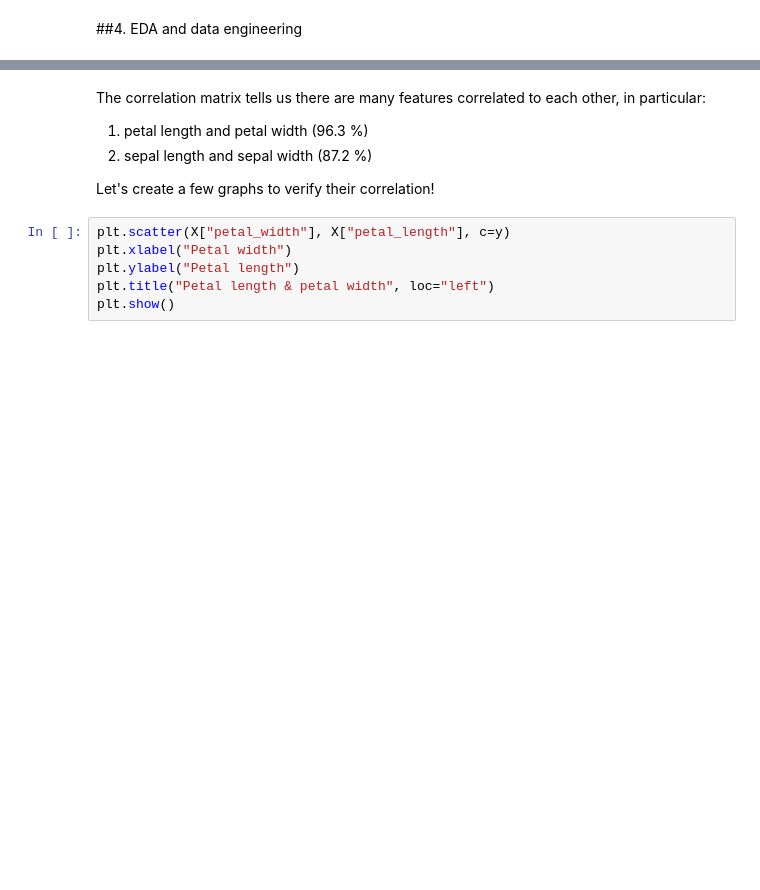
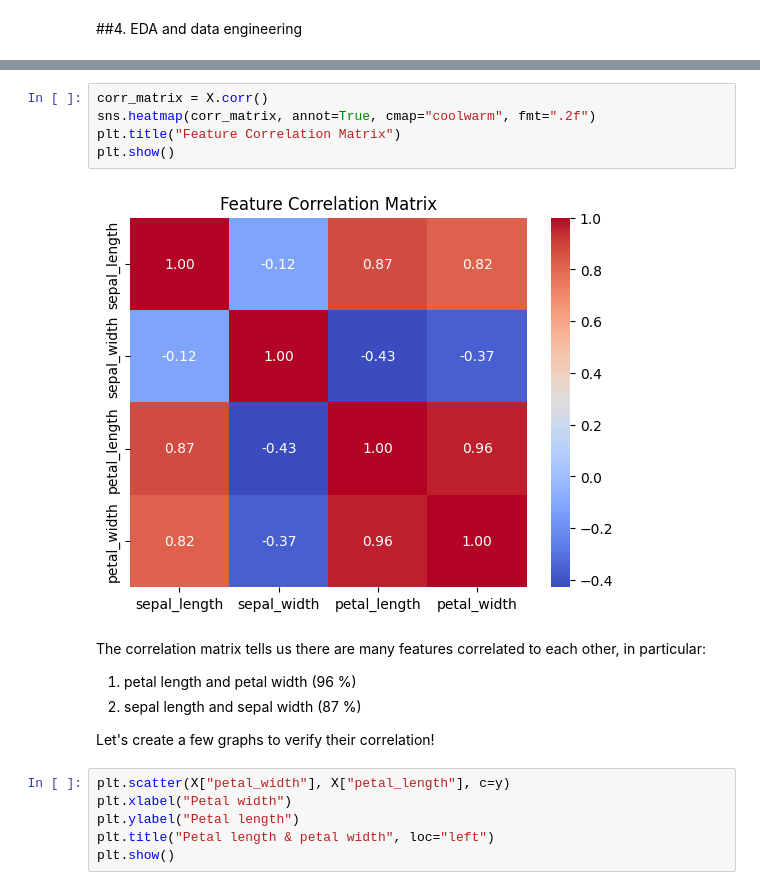
Before and after one commit to f3d3r1c07/ML_projects, a Jupyter notebook: Iris.ipynb, the cells around one changed output, grey strips where cells are left out. Saved outputs shown, nothing was run; the diff lists cells and outputs as text; blank space fills up the shorter version.

```diff
--- a/Iris.ipynb
+++ b/Iris.ipynb
@@ -68,8 +61,15 @@ petal_width       0.817941    -0.366126      0.962865     1.000000
+# %%
+corr_matrix = X.corr()
+sns.heatmap(corr_matrix, annot=True, cmap="coolwarm", fmt=".2f")
+plt.title("Feature Correlation Matrix")
+plt.show()
+# %% [output]
+[figure, added]
 # %% [markdown]
 The correlation matrix tells us there are many features correlated to each other, in particular:
 
-1.   petal length and petal width (96.3 %)
-2.   sepal length and sepal width (87.2 %)
+1.   petal length and petal width (96 %)
+2.   sepal length and sepal width (87 %)
 
 Let's create a few graphs to verify their correlation!
 # %%
```
Also changed, not shown: parts of 2 cells of this notebook.
